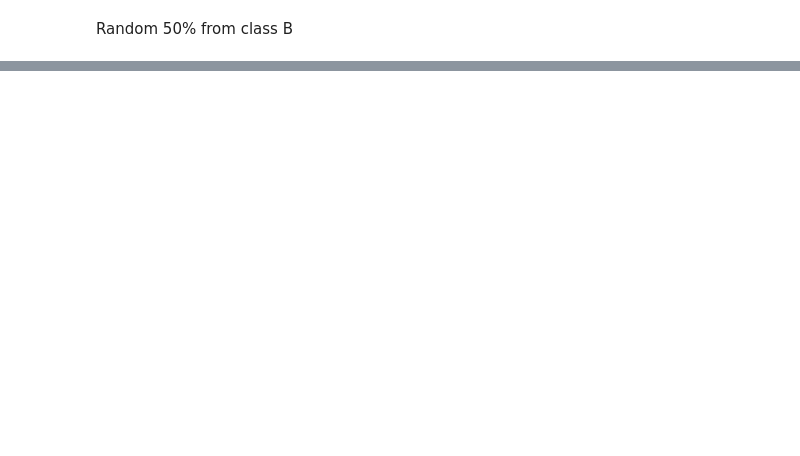
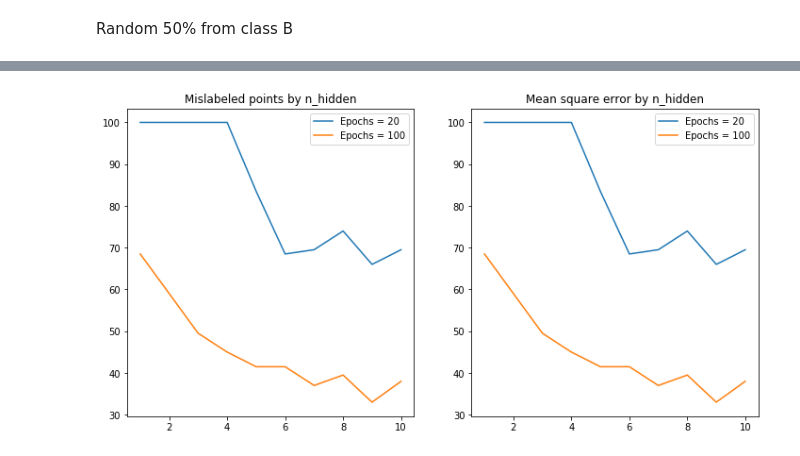
Before and after one commit to romainrey/ANN_DD2437, a Jupyter notebook: Labs_Code/Romain/Labs1.ipynb, the cells around one changed output, grey strips where cells are left out. Saved outputs shown, nothing was run; the diff lists cells and outputs as text; code cells hidden in the pictures; blank space fills up the shorter version.

```diff
--- a/Labs_Code/Romain/Labs1.ipynb
+++ b/Labs_Code/Romain/Labs1.ipynb
@@ -588,0 +672,15 @@ Median number of errors:  86.0
+# %%
+n= 100
+m_A, sigma_A = [1, 0.3], 0.2
+m_B, sigma_B = [0, -0.1], 0.3
+class_A = np.array([np.concatenate([np.random.randn(1,n//2)*sigma_A - m_A[0],np.random.randn(1,n//2)*sigma_A + m_A[0]], axis = 1)[0,:],
+                    np.random.randn(n)*sigma_A + m_A[1]]).T
+class_B = np.array([np.random.randn(n)*sigma_B + m_B[0], np.random.randn(n)*sigma_B + m_B[1]]).T
+
+    # Shuffling
+dataset_ini = np.concatenate([class_A, class_B])
+classes_ini = np.array([1]*n+[-1]*n)
+seq = [i for i in range(len(dataset_ini))]
+np.random.shuffle(seq)
+dataset = dataset_ini[seq]
+classes = classes_ini[seq]
@@ -588,0 +734,13 @@ Median number of errors:  86.0
+# %%
+fig, axs = plt.subplots(1,2,figsize=(12, 6))
+axs[0].plot(n_hidden_list, error_seq_label_list[0], label='Epochs = 20')
+axs[0].plot(n_hidden_list, error_epoch_label_list[1], label='Epochs = 100')
+axs[0].set_title('Mislabeled points by n_hidden')
+axs[0].legend()
+axs[1].plot(n_hidden_list, error_epoch_label_list[0], label='Epochs = 20')
+axs[1].plot(n_hidden_list, error_epoch_label_list[1], label='Epochs = 100')
+axs[1].set_title('Mean square error by n_hidden')
+axs[1].legend()
+plt.show()
+# %% [output]
+[figure, added]
```
Also changed, not shown: parts of 35 cells of this notebook.
